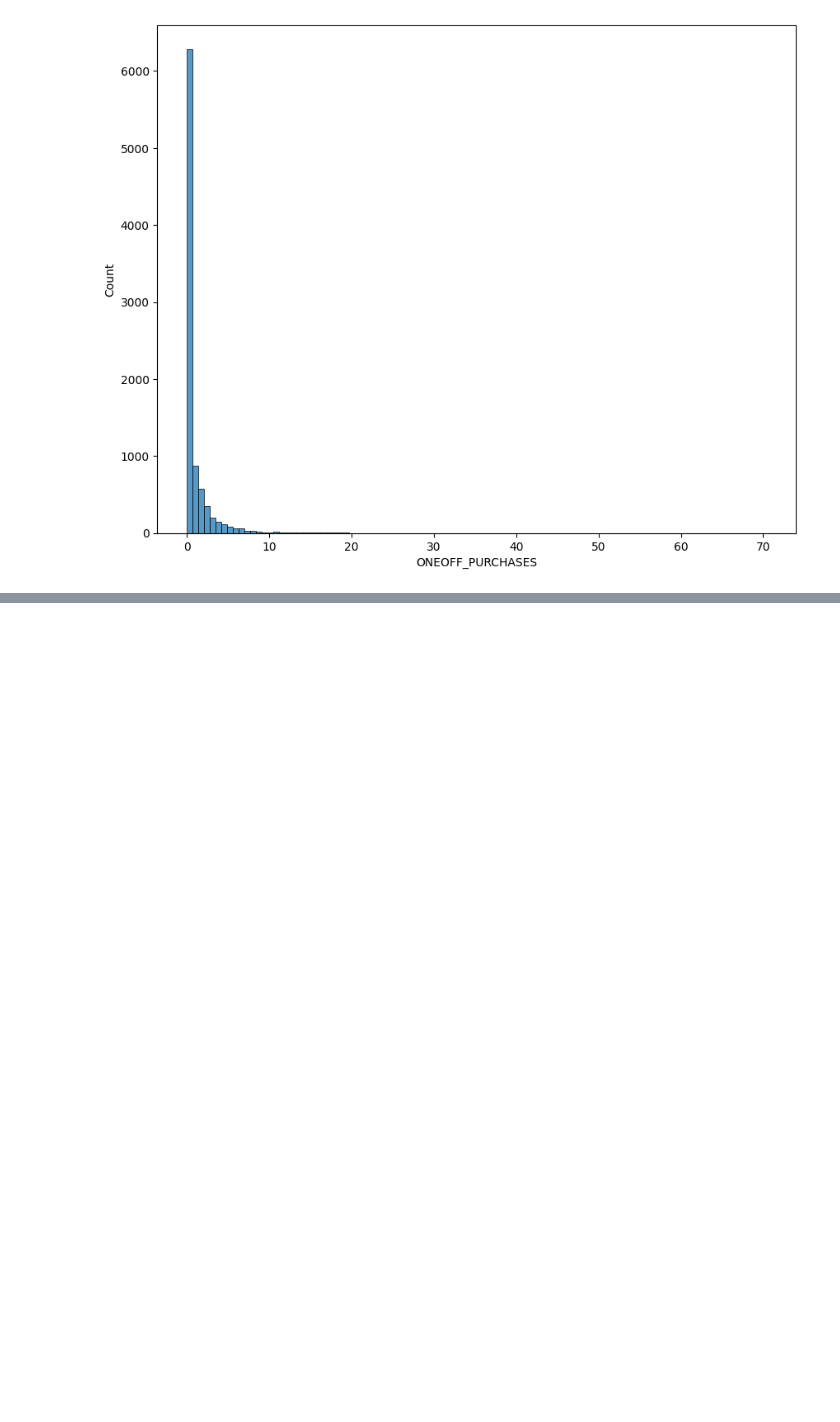
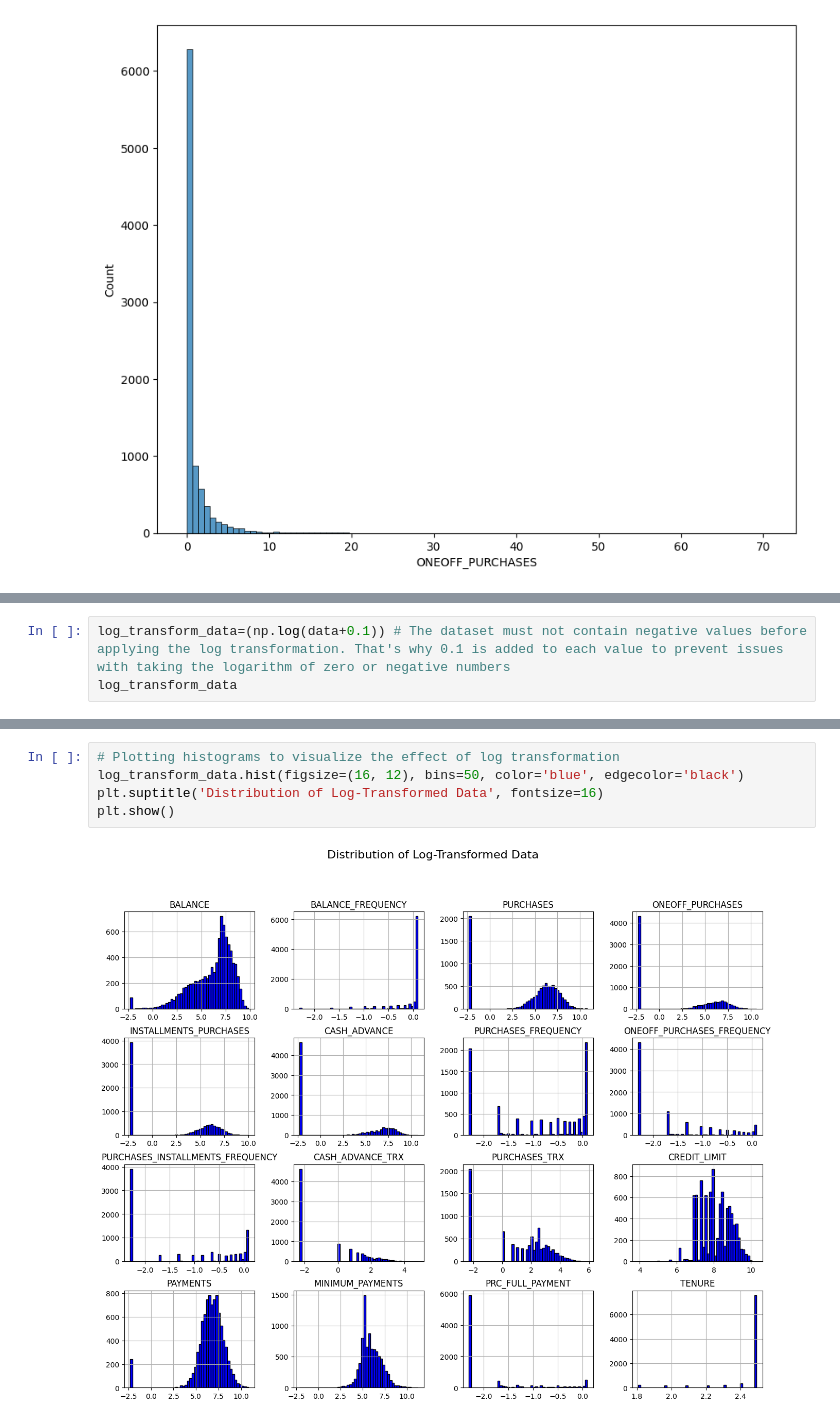
Before and after one commit to Payal2000/Advanced-Data-Science-INFO-7390, a Jupyter notebook: Understanding_Data_Assignment_1.ipynb, the cells around one changed output, grey strips where cells are left out. Saved outputs shown, nothing was run; the diff lists cells and outputs as text; blank space fills up the shorter version.

```diff
--- a/Understanding_Data_Assignment_1.ipynb
+++ b/Understanding_Data_Assignment_1.ipynb
@@ -519,0 +563,3 @@ sns.histplot(data=rob_scaled_df,x=rob_scaled_df[ 'ONEOFF_PURCHASES'],bins=100)
+# %%
+log_transform_data=(np.log(data+0.1)) # The dataset must not contain negative values before applying the log transformation. That's why 0.1 is added to each value to prevent issues with taking the logarithm of zero or negative numbers
+log_transform_data
@@ -519,0 +580,7 @@ sns.histplot(data=rob_scaled_df,x=rob_scaled_df[ 'ONEOFF_PURCHASES'],bins=100)
+# %%
+# Plotting histograms to visualize the effect of log transformation
+log_transform_data.hist(figsize=(16, 12), bins=50, color='blue', edgecolor='black')
+plt.suptitle('Distribution of Log-Transformed Data', fontsize=16)
+plt.show()
+# %% [output]
+[figure, added]
```
Also changed, not shown: parts of 15 cells of this notebook.
